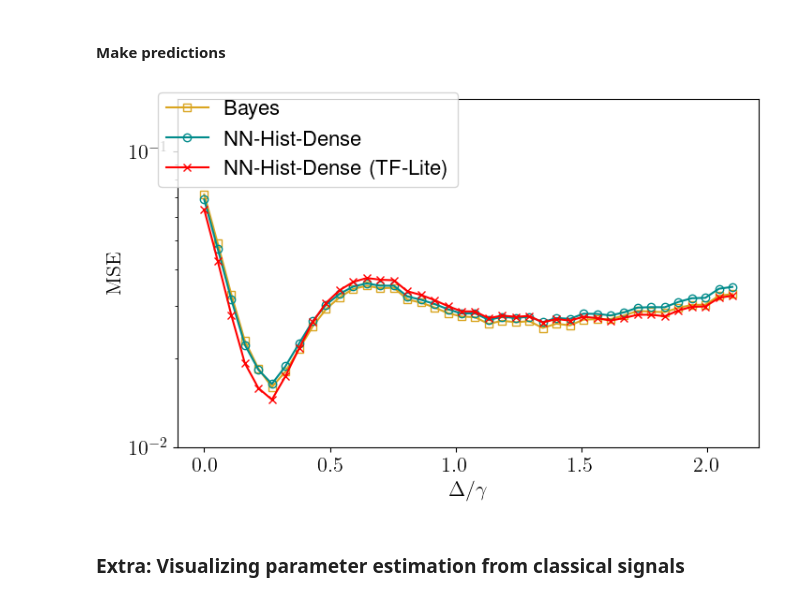
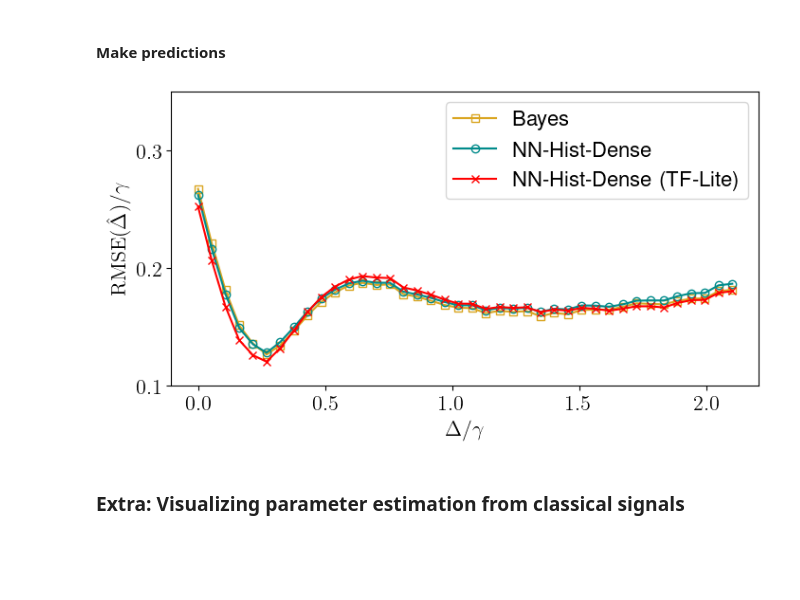
Before and after one commit to CarlosSMWolff/ParamEst-NN, a Jupyter notebook: notebooks/3-Results.ipynb, the cells around one changed output. Cells and saved outputs as stored; diff of their text form; code cells hidden in the pictures; blank space fills up the shorter version.

```diff
--- a/notebooks/3-Results.ipynb
+++ b/notebooks/3-Results.ipynb
@@ -591,16 +591,17 @@ def predictors_bayesian(data, deltalist=deltalist, nBayesGrid = 500, progress_ba
 nsets = 10000
 jumpsSetDeltaList = [jumpsSet[:nsets] for jumpsSet in jumpsSetDelta]
 
-path_cached_results_mean = datapath+'results_cache/bayesian_estimation/1D/estimationBayes1D_mean.npy'
-path_cached_results_max = datapath+'results_cache/bayesian_estimation/1D/estimationBayes1D_max.npy'
-path_cached_results_median= datapath+'results_cache/bayesian_estimation/1D/estimationBayes1D_median.npy'
+path_folder = datapath+'results_cache/bayesian_estimation/1D/'
+path_cached_results_mean = path_folder+'estimationBayes1D_mean.npy'
+path_cached_results_max = path_folder+'estimationBayes1D_max.npy'
+path_cached_results_median= path_folder+'estimationBayes1D_median.npy'
 
 
 if not os.path.isfile(path_cached_results_mean):
     print("Estimation not found: Computing.")
 
     estimationsBayes1D, estimationsBayes1D_median, estimationsBayes1D_max = predictors_bayesian(jumpsSetDeltaList)
-
+    create_directory(path_folder)
     np.save(path_cached_results_mean,estimationsBayes1D)
     np.save(path_cached_results_max,estimationsBayes1D_max)
     np.save(path_cached_results_median,estimationsBayes1D_median)
@@ -1665,18 +1785,22 @@ MSE_TFLite = np.array(MSE_list)
+# %%
+MSE_TFLite = benchmark_predictor(predictor_tflite)[0]
 # %%
 fix, ax = plt.subplots(figsize=(8,8))
-ax.plot(deltalist,MSE_Bayes_Mean,'s-', label= 'Bayes',  color = "goldenrod", markerfacecolor='none')
-ax.plot(deltalist,MSE_Hist, 'o-',  label= "NN-Hist-Dense",color = "darkcyan",markerfacecolor='none')
-ax.plot(deltalist,MSE_TFLite, 'x-',  label= "NN-Hist-Dense (TF-Lite)",color = "red",markerfacecolor='none')
+ax.plot(deltalist,sqrt(MSE_Bayes_Mean),'s-', label= 'Bayes',  color = "goldenrod", markerfacecolor='none')
+ax.plot(deltalist,sqrt(MSE_Hist), 'o-',  label= "NN-Hist-Dense",color = "darkcyan",markerfacecolor='none')
+ax.plot(deltalist,sqrt(MSE_TFLite), 'x-',  label= "NN-Hist-Dense (TF-Lite)",color = "red",markerfacecolor='none')
 
 
-
-ax.set_xlabel("$\Delta/\gamma$"), ax.set_ylabel("$\\mathrm{MSE}$"), ax.set_yscale("log"),
-ax.set_box_aspect(0.6)
-ax.set_ylim(0.01,0.15)
-ax.legend( bbox_to_anchor=(0.5, 1.05))
+ax.set_xlabel("$\Delta/\gamma$"), ax.set_ylabel("$\\mathrm{RMSE}(\hat\Delta)/\gamma$")
+ax.set_box_aspect(0.5)
+ax.set_yticks([0., 0.1, 0.2, 0.3])
+ax.set_ylim(0.1,0.35)
+ax.legend()
+plt.savefig('figures/figSM3.pdf')
+plt.savefig('figures/figSM3.svg')
 plt.show()
 # %% [output]
-[figure, old version]
+[figure, new version]
 # %% [markdown]
 ### Extra: Visualizing parameter estimation from classical signals
 # %% [markdown]
```
Also changed, not shown: parts of 29 cells of this notebook.
